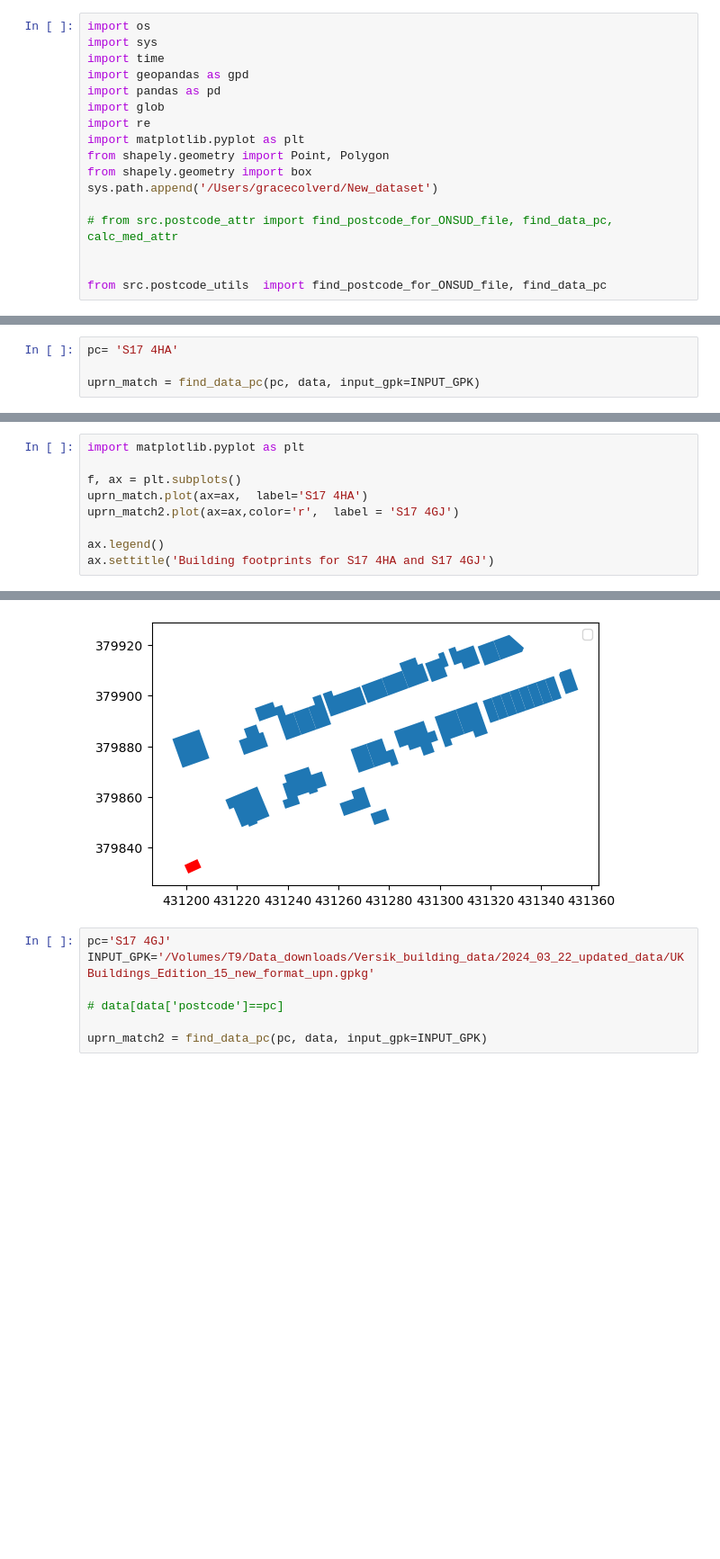
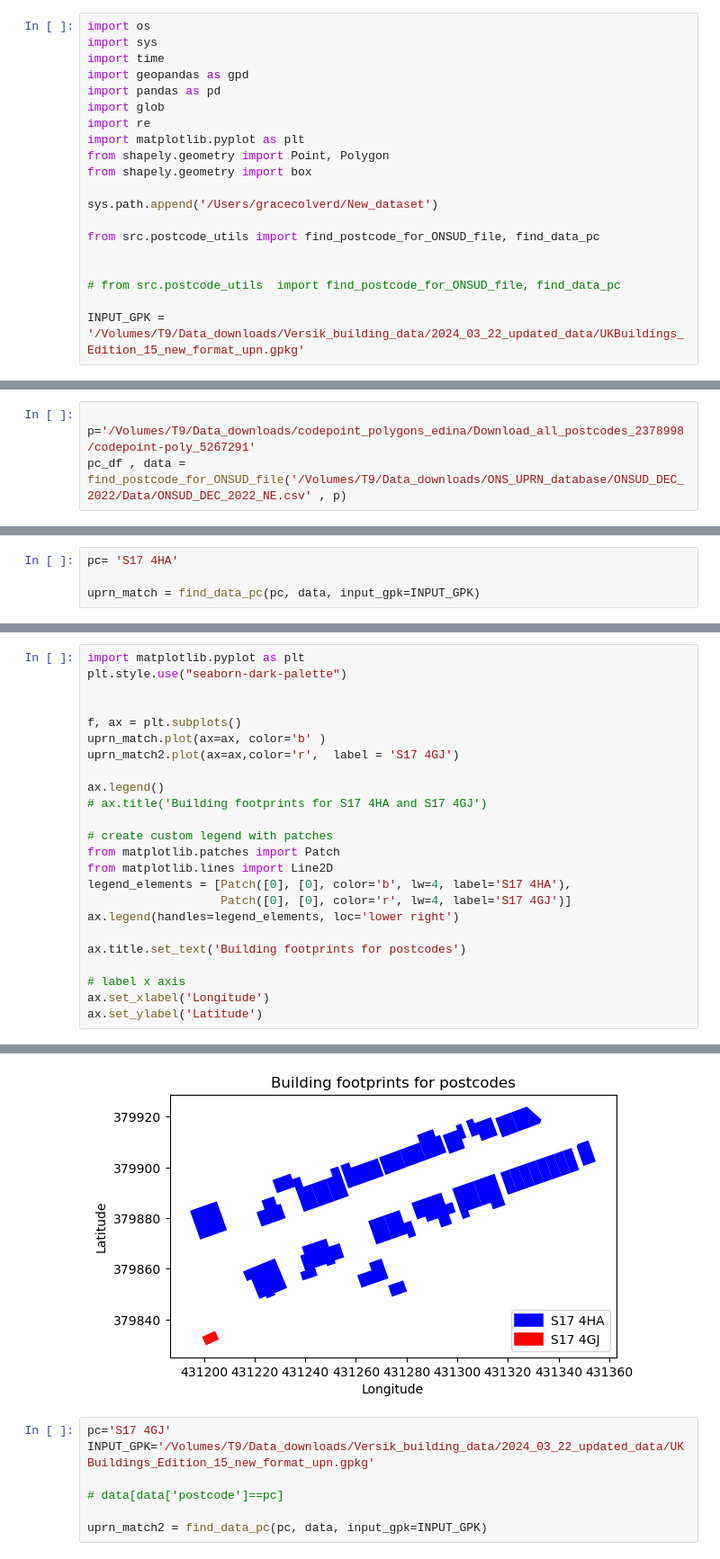
Before and after one commit to graceebc9/Energy_mapping, a Jupyter notebook: postcode_attrs/create_median_age.ipynb, the cells around one changed output, grey strips where cells are left out. Shown: that part at 90% size. Cells and saved outputs as stored; diff of their text form; blank space fills up the shorter version.

```diff
--- a/postcode_attrs/create_median_age.ipynb
+++ b/postcode_attrs/create_median_age.ipynb
@@ -9,10 +9,13 @@ import re
 import matplotlib.pyplot as plt
 from shapely.geometry import Point, Polygon
 from shapely.geometry import box
+
 sys.path.append('/Users/gracecolverd/New_dataset')
 
-# from src.postcode_attr import find_postcode_for_ONSUD_file, find_data_pc, calc_med_attr
+from src.postcode_utils import find_postcode_for_ONSUD_file, find_data_pc
 
 
-from src.postcode_utils  import find_postcode_for_ONSUD_file, find_data_pc
+# from src.postcode_utils  import find_postcode_for_ONSUD_file, find_data_pc
+
+INPUT_GPK = '/Volumes/T9/Data_downloads/Versik_building_data/2024_03_22_updated_data/UKBuildings_Edition_15_new_format_upn.gpkg'
 # %%
@@ -27,0 +576,4 @@ data[data['PCDS'].str.contains('S17 4GH')]
+# %%
+
+p='/Volumes/T9/Data_downloads/codepoint_polygons_edina/Download_all_postcodes_2378998/codepoint-poly_5267291'
+pc_df , data = find_postcode_for_ONSUD_file('/Volumes/T9/Data_downloads/ONS_UPRN_database/ONSUD_DEC_2022/Data/ONSUD_DEC_2022_NE.csv' , p)
@@ -32,12 +993,27 @@ uprn_match = find_data_pc(pc, data, input_gpk=INPUT_GPK)
 # %%
 import matplotlib.pyplot as plt
+plt.style.use("seaborn-dark-palette")
+
 
 f, ax = plt.subplots()
-uprn_match.plot(ax=ax,  label='S17 4HA')
+uprn_match.plot(ax=ax, color='b' )
 uprn_match2.plot(ax=ax,color='r',  label = 'S17 4GJ')
 
 ax.legend()
-ax.settitle('Building footprints for S17 4HA and S17 4GJ')
+# ax.title('Building footprints for S17 4HA and S17 4GJ')
+
+# create custom legend with patches
+from matplotlib.patches import Patch
+from matplotlib.lines import Line2D
+legend_elements = [Patch([0], [0], color='b', lw=4, label='S17 4HA'),
+                   Patch([0], [0], color='r', lw=4, label='S17 4GJ')]
+ax.legend(handles=legend_elements, loc='lower right')
+
+ax.title.set_text('Building footprints for postcodes')
+
+# label x axis
+ax.set_xlabel('Longitude')
+ax.set_ylabel('Latitude')
 # %% [output]
 See: https://matplotlib.org/stable/tutorials/intermediate/legend_guide.html#implementing-a-custom-legend-handler
   ax.legend()
@@ -46,4 +1022,4 @@ AttributeError: 'AxesSubplot' object has no attribute 'settitle'
-[figure, old version]
+[figure, new version]
 # %%
 pc='S17 4GJ'
 INPUT_GPK='/Volumes/T9/Data_downloads/Versik_building_data/2024_03_22_updated_data/UKBuildings_Edition_15_new_format_upn.gpkg'
```
Also changed, not shown: parts of 112 cells of this notebook, 1 other file.
